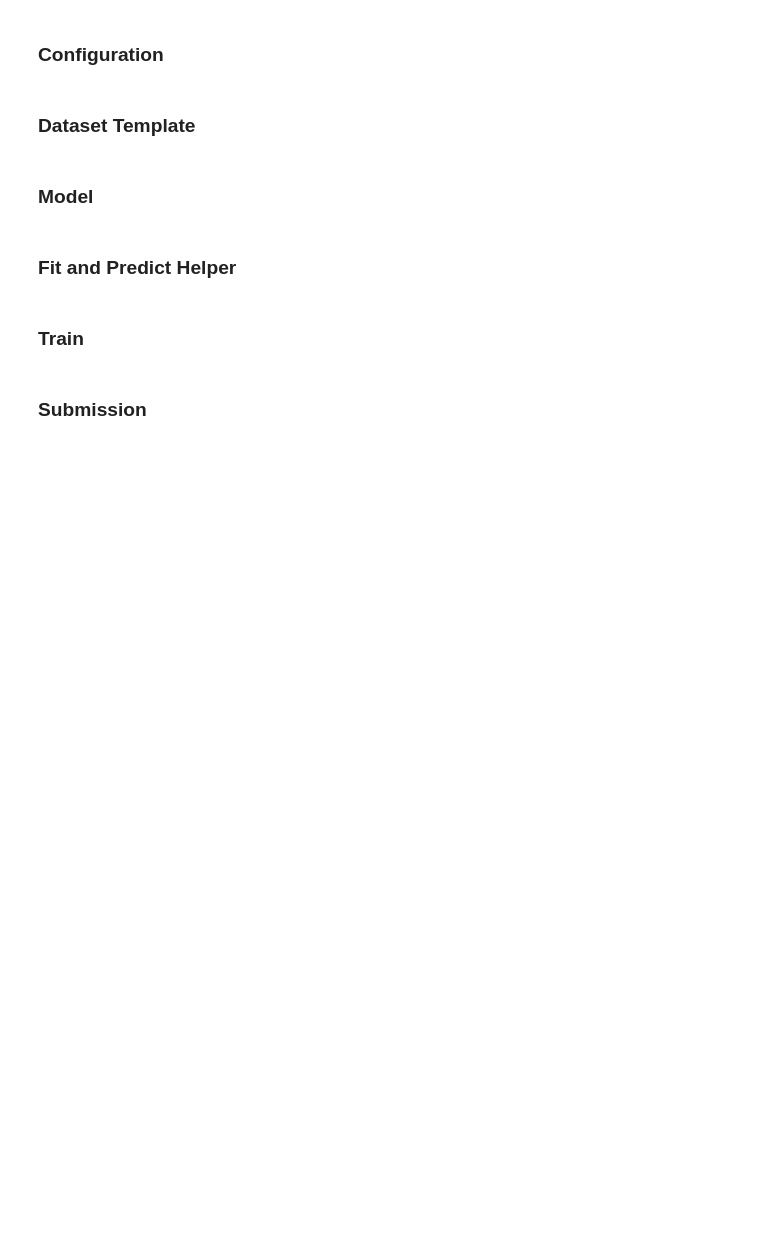
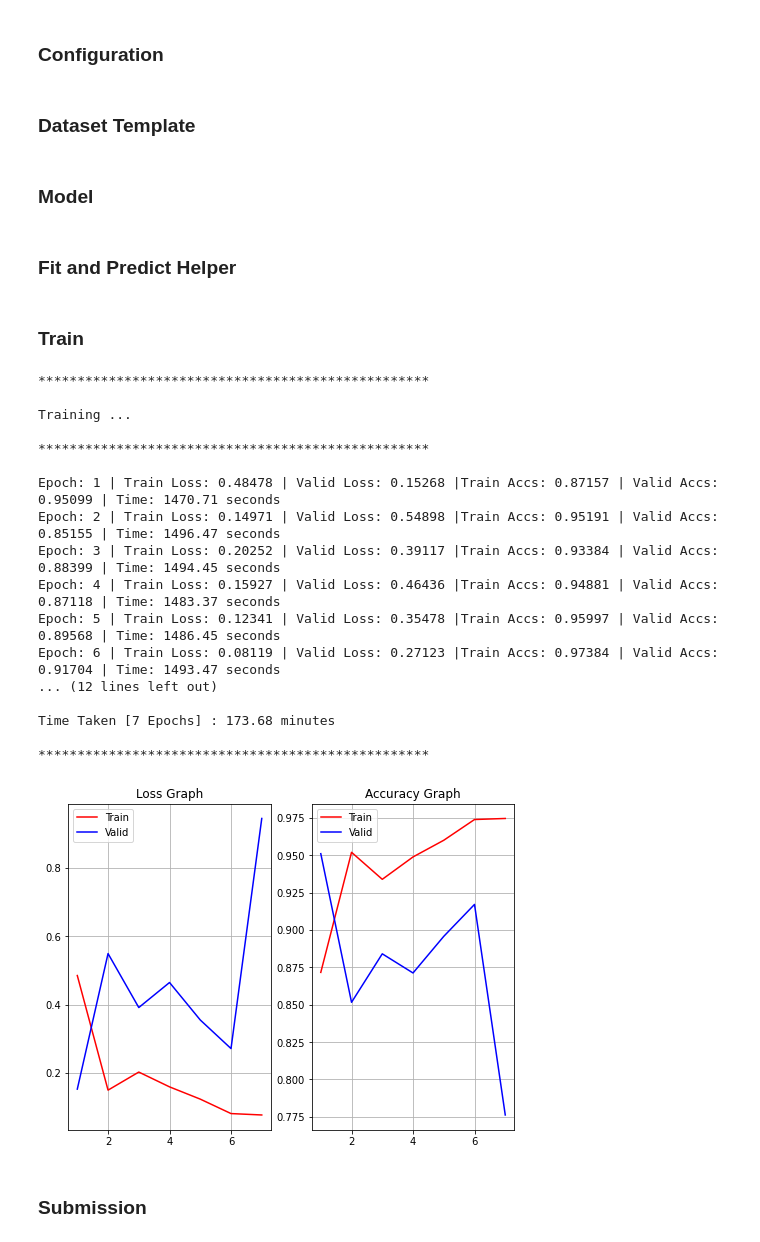
Before and after one commit to pcs-work/Kaggle-Notebooks, a Jupyter notebook: fgvc9/fgvc9-r50-full-na512-oclr-from-256.ipynb, the cells around one changed output. Cells and saved outputs as stored; diff of their text form; code cells hidden in the pictures; blank space fills up the shorter version.

```diff
--- a/fgvc9/fgvc9-r50-full-na512-oclr-from-256.ipynb
+++ b/fgvc9/fgvc9-r50-full-na512-oclr-from-256.ipynb
@@ -260,44 +260,63 @@ labels = le.fit_transform(labels)
 # %%
 for tr_idx, va_idx in StratifiedKFold(n_splits=cfg.n_splits, random_state=cfg.seed, shuffle=True).split(filenames, labels):
     break
 
 tr_filenames, va_filenames, tr_labels, va_labels = filenames[tr_idx], filenames[va_idx], labels[tr_idx], labels[va_idx]
 
 tr_data_setup = DS(cfg.train_base_path, tr_filenames, cfg.transform, tr_labels.reshape(-1, 1))
-va_data_setup = DS(cfg.train_base_path, tr_filenames, cfg.transform, va_labels.reshape(-1, 1))
+va_data_setup = DS(cfg.train_base_path, va_filenames, cfg.transform, va_labels.reshape(-1, 1))
 
 dataloaders = {
     "train" : DL(tr_data_setup, batch_size=cfg.batch_size, shuffle=True, generator=torch.manual_seed(cfg.seed)),
     "valid" : DL(va_data_setup, batch_size=cfg.batch_size, shuffle=False),
 }
 
 cfg = CFG(epochs=15, batch_size=20, steps_per_epoch=len(dataloaders["train"]))
 
-# torch.manual_seed(cfg.seed)
-# model = MyResnet().to(cfg.device)
-# model.load_state_dict(torch.load(cfg.model_path_256, map_location=cfg.device)["model_state_dict"])
+torch.manual_seed(cfg.seed)
+model = MyResnet().to(cfg.device)
+model.load_state_dict(torch.load(cfg.model_path_256, map_location=cfg.device)["model_state_dict"])
 
-# optimizer = optim.Adam([p for p in model.parameters() if p.requires_grad], lr=cfg.lr, weight_decay=cfg.wd)
-# scheduler = optim.lr_scheduler.OneCycleLR(optimizer=optimizer,
-#                                           max_lr=cfg.max_lr,
-#                                           epochs=cfg.epochs,
-#                                           steps_per_epoch=cfg.steps_per_epoch,
-#                                           pct_start=cfg.pct_start,
-#                                           div_factor=cfg.div_factor,
-#                                           final_div_factor=cfg.final_div_factor)
+optimizer = optim.Adam([p for p in model.parameters() if p.requires_grad], lr=cfg.lr, weight_decay=cfg.wd)
+scheduler = optim.lr_scheduler.OneCycleLR(optimizer=optimizer,
+                                          max_lr=cfg.max_lr,
+                                          epochs=cfg.epochs,
+                                          steps_per_epoch=cfg.steps_per_epoch,
+                                          pct_start=cfg.pct_start,
+                                          div_factor=cfg.div_factor,
+                                          final_div_factor=cfg.final_div_factor)
 
-# L, A, LRs, BLE, BAE, name = fit(model=model,
-#                                 optimizer=optimizer,
-#                                 scheduler=scheduler,
-#                                 epochs=cfg.epochs,
-#                                 early_stopping_patience=cfg.early_stopping,
-#                                 dataloaders=dataloaders,
-#                                 save_path=cfg.save_path,
-#                                 device=cfg.device,
-#                                 verbose=True)
+L, A, LRs, BLE, BAE, name = fit(model=model,
+                                optimizer=optimizer,
+                                scheduler=scheduler,
+                                epochs=cfg.epochs,
+                                early_stopping_patience=cfg.early_stopping,
+                                dataloaders=dataloaders,
+                                save_path=cfg.save_path,
+                                device=cfg.device,
+                                verbose=True)
 
-# breaker()
-# show_graphs(L, A)
+breaker()
+show_graphs(L, A)
+# %% [output]
+**************************************************
+
+Training ...
+
+**************************************************
+
+Epoch: 1 | Train Loss: 0.48478 | Valid Loss: 0.15268 |Train Accs: 0.87157 | Valid Accs: 0.95099 | Time: 1470.71 seconds
+Epoch: 2 | Train Loss: 0.14971 | Valid Loss: 0.54898 |Train Accs: 0.95191 | Valid Accs: 0.85155 | Time: 1496.47 seconds
+Epoch: 3 | Train Loss: 0.20252 | Valid Loss: 0.39117 |Train Accs: 0.93384 | Valid Accs: 0.88399 | Time: 1494.45 seconds
+Epoch: 4 | Train Loss: 0.15927 | Valid Loss: 0.46436 |Train Accs: 0.94881 | Valid Accs: 0.87118 | Time: 1483.37 seconds
+Epoch: 5 | Train Loss: 0.12341 | Valid Loss: 0.35478 |Train Accs: 0.95997 | Valid Accs: 0.89568 | Time: 1486.45 seconds
+Epoch: 6 | Train Loss: 0.08119 | Valid Loss: 0.27123 |Train Accs: 0.97384 | Valid Accs: 0.91704 | Time: 1493.47 seconds
+... (12 lines left out)
+
+Time Taken [7 Epochs] : 173.68 minutes
+
+**************************************************
+[figure, added]
 # %% [markdown]
 ### **Submission**
 # %%
```
